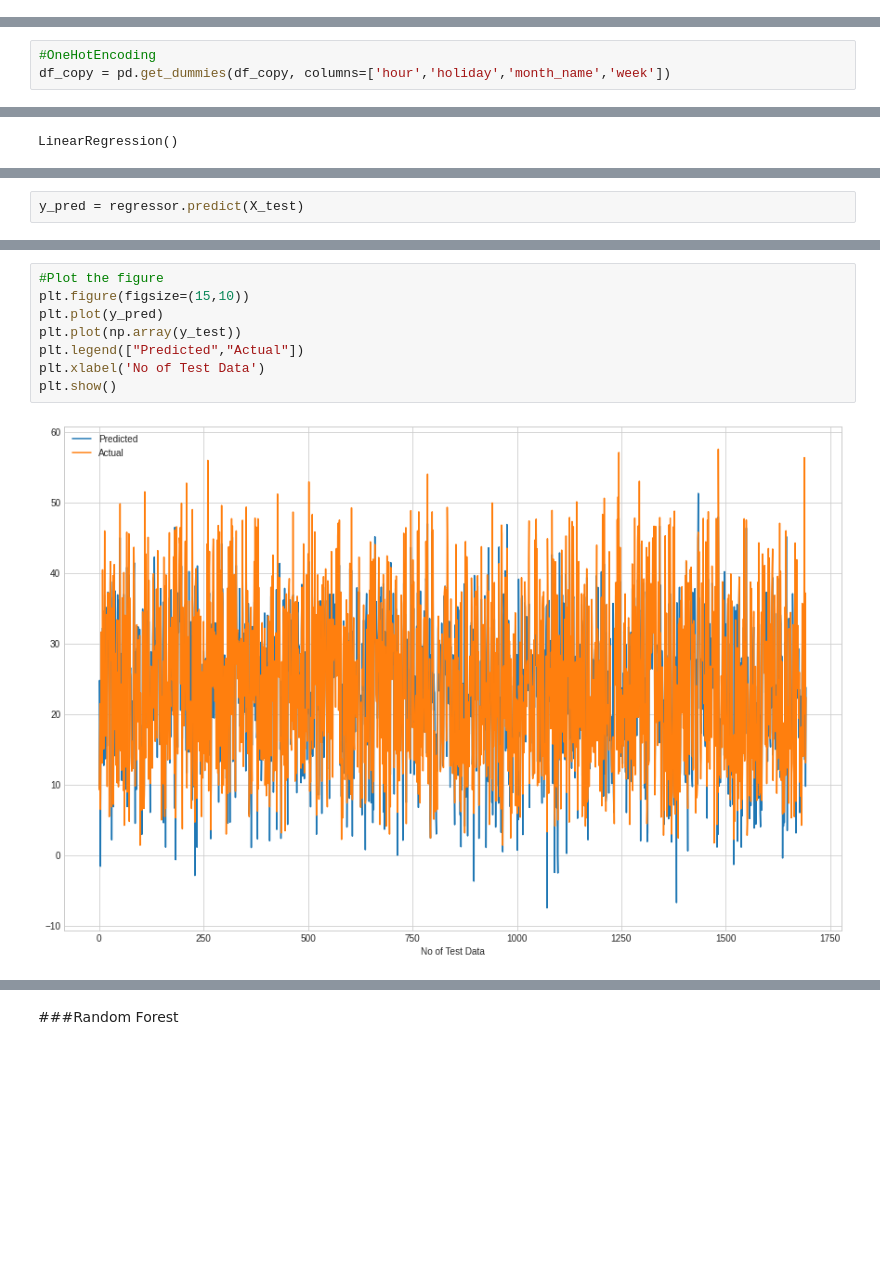
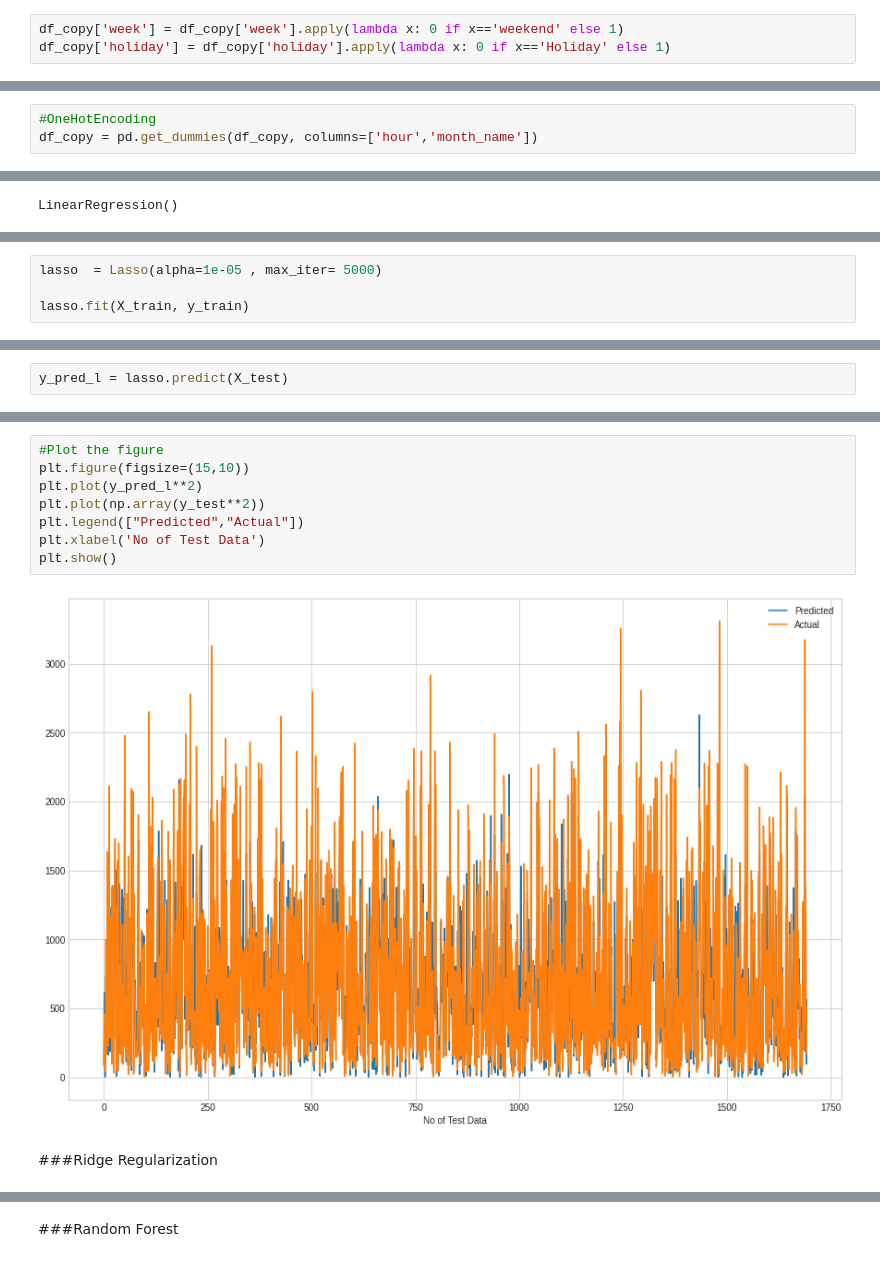
Before and after one commit to chvikas/bike-sharing-demand-prediction, a Jupyter notebook: Bike_Sharing_Demand_Prediction_Capstone_Project.ipynb, the cells around one changed output, grey strips where cells are left out. Saved outputs shown, nothing was run; the diff lists cells and outputs as text; blank space fills up the shorter version.

```diff
--- a/Bike_Sharing_Demand_Prediction_Capstone_Project.ipynb
+++ b/Bike_Sharing_Demand_Prediction_Capstone_Project.ipynb
@@ -769,3 +780,6 @@ Index(['rented_bikes', 'hour', 'temperature', 'humidity', 'wind_speed',
+# %%
+df_copy['week'] = df_copy['week'].apply(lambda x: 0 if x=='weekend' else 1)
+df_copy['holiday'] = df_copy['holiday'].apply(lambda x: 0 if x=='Holiday' else 1)
 # %%
 #Heatmap for co-relation in features
 plt.figure(figsize=(17, 9))
@@ -802,7 +816,7 @@ Index(['rented_bikes', 'hour', 'temperature', 'humidity', 'wind_speed',
       dtype='object')
 # %%
 #OneHotEncoding
-df_copy = pd.get_dummies(df_copy, columns=['hour','holiday','month_name','week'])
+df_copy = pd.get_dummies(df_copy, columns=['hour','month_name'])
 # %%
 df_copy
 # %% [output]
@@ -920,0 +954,4 @@ Name: rented_bikes, Length: 6772, dtype: float64
+# %%
+lasso  = Lasso(alpha=1e-05 , max_iter= 5000)
+
+lasso.fit(X_train, y_train)
@@ -921,2 +964,2 @@ Name: rented_bikes, Length: 6772, dtype: float64
 # %%
-y_pred = regressor.predict(X_test)
+y_pred_l = lasso.predict(X_test)
@@ -931,10 +981,12 @@ r2_score(y_test, y_pred)
 # %%
 #Plot the figure
 plt.figure(figsize=(15,10))
-plt.plot(y_pred)
-plt.plot(np.array(y_test))
+plt.plot(y_pred_l**2)
+plt.plot(np.array(y_test**2))
 plt.legend(["Predicted","Actual"])
 plt.xlabel('No of Test Data')
 plt.show()
 # %% [output]
-[figure, old version]
+[figure, new version]
+# %% [markdown]
+###Ridge Regularization
```
Also changed, not shown: parts of 45 cells of this notebook.
